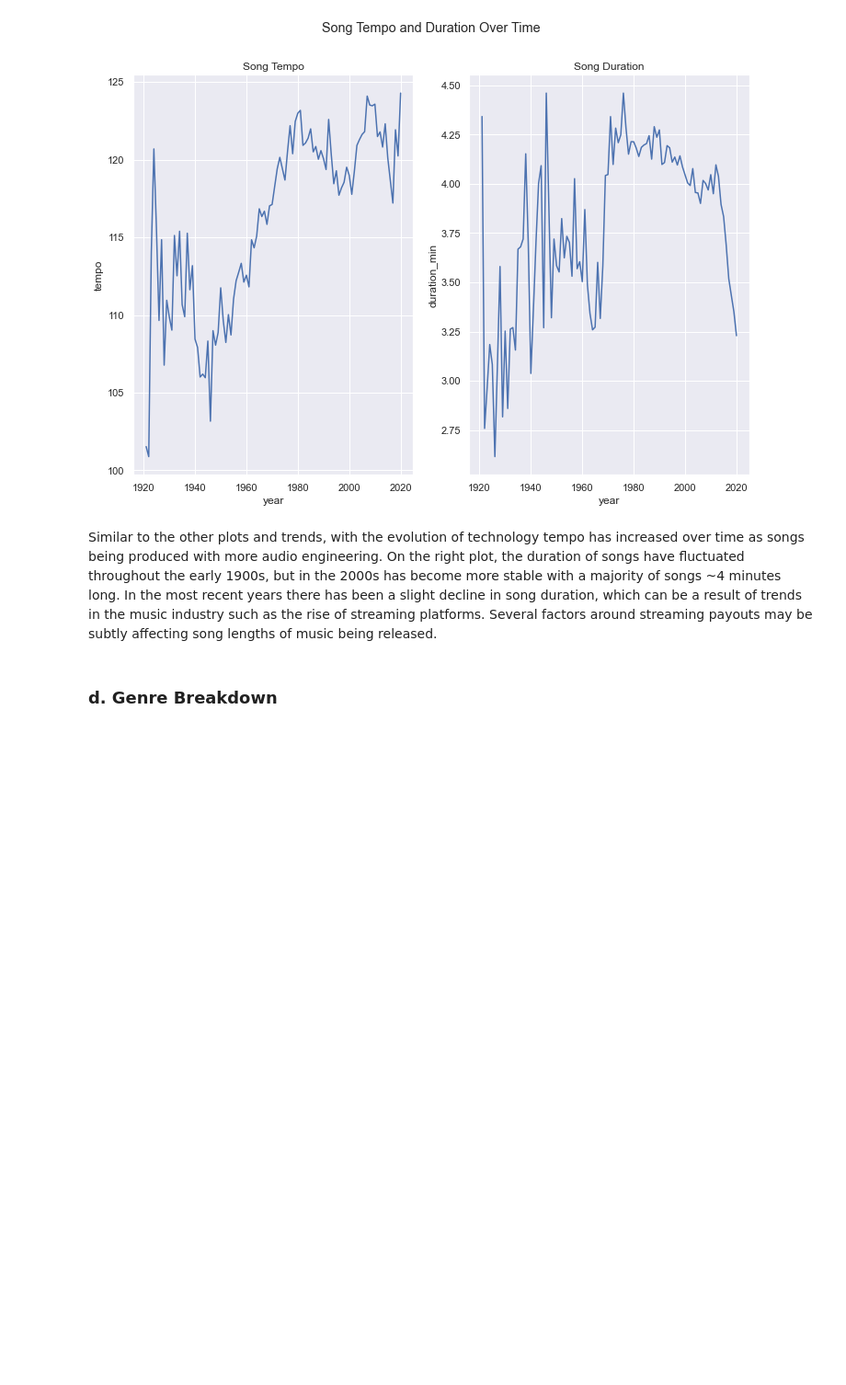
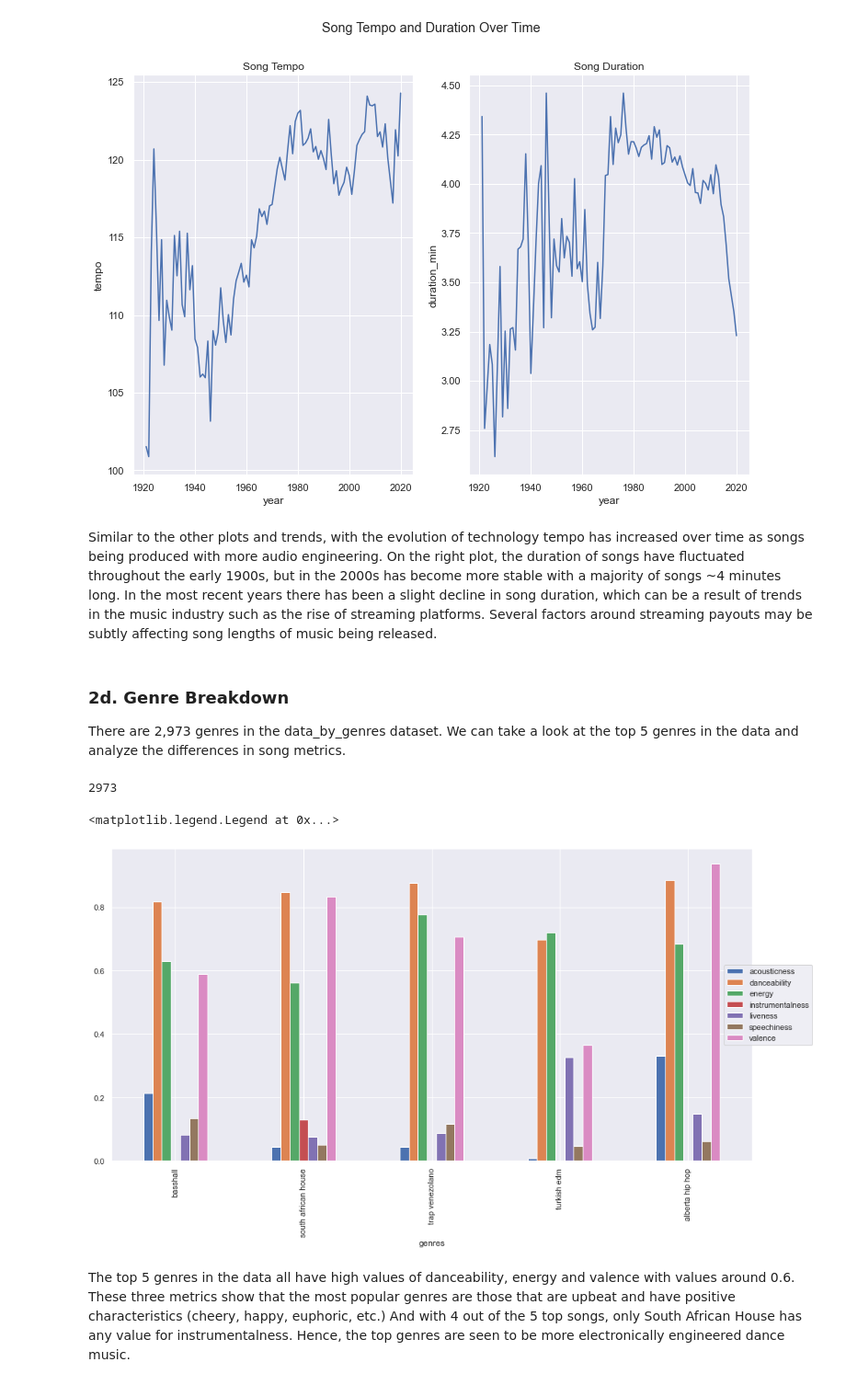
Before and after one commit to taylormanivanh/projects, a Jupyter notebook: Music_Recommender/Music_Recommender.ipynb, the cells around one changed output. Shown at 92% size. Drawn from its saved outputs; the diff is of its cells as text; code cells hidden in the pictures; blank space fills up the shorter version.

Commit message:
Complete EDA visualizations

```diff
--- a/Music_Recommender/Music_Recommender.ipynb
+++ b/Music_Recommender/Music_Recommender.ipynb
@@ -244,4 +243,22 @@ Text(0.5, 1.0, 'Song Duration')
 # %% [markdown]
 Similar to the other plots and trends, with the evolution of technology tempo has increased over time as songs being produced with more audio engineering. On the right plot, the duration of songs have fluctuated throughout the early 1900s, but in the 2000s has become more stable with a majority of songs ~4 minutes long. In the most recent years there has been a slight decline in song duration, which can be a result of trends in the music industry such as the rise of streaming platforms. Several factors around streaming payouts may be subtly affecting song lengths of music being released.
 # %% [markdown]
-### d. Genre Breakdown
+<a id='2d'></a>
+### 2d. Genre Breakdown
+There are 2,973 genres in the data_by_genres dataset. We can take a look at the top 5 genres in the data and analyze the differences in song metrics.
+# %%
+data_by_genres['genres'].nunique()
+# %% [output]
+2973
+# %%
+top_5 = data_by_genres.nlargest(5, 'popularity')
+metrics = ['acousticness','danceability', 'energy','instrumentalness','liveness', 'speechiness', 'valence']
+
+sns.set(rc={'figure.figsize':(12 ,8)})
+top_5.plot(x='genres', y=metrics, kind='bar', figsize=(16, 8))
+plt.legend(bbox_to_anchor=(1.1, .5), loc='right')
+# %% [output]
+<matplotlib.legend.Legend at 0x...>
+[figure, added]
+# %% [markdown]
+The top 5 genres in the data all have high values of danceability, energy and valence with values around 0.6. These three metrics show that the most popular genres are those that are upbeat and have positive characteristics (cheery, happy, euphoric, etc.) And with 4 out of the 5 top songs, only South African House has any value for instrumentalness. Hence, the top genres are seen to be more electronically engineered dance music.
```
Also changed, not shown: parts of 21 cells of this notebook.
